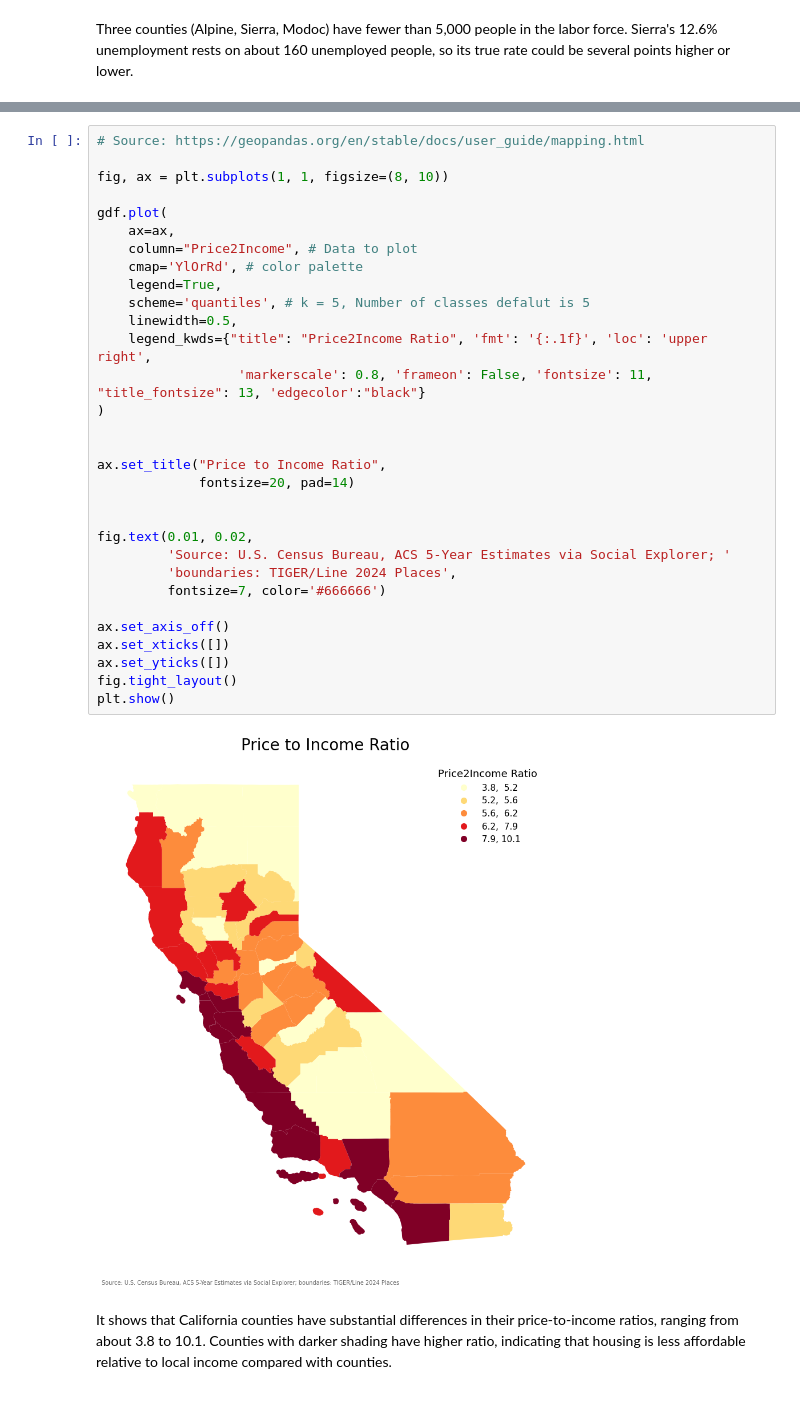
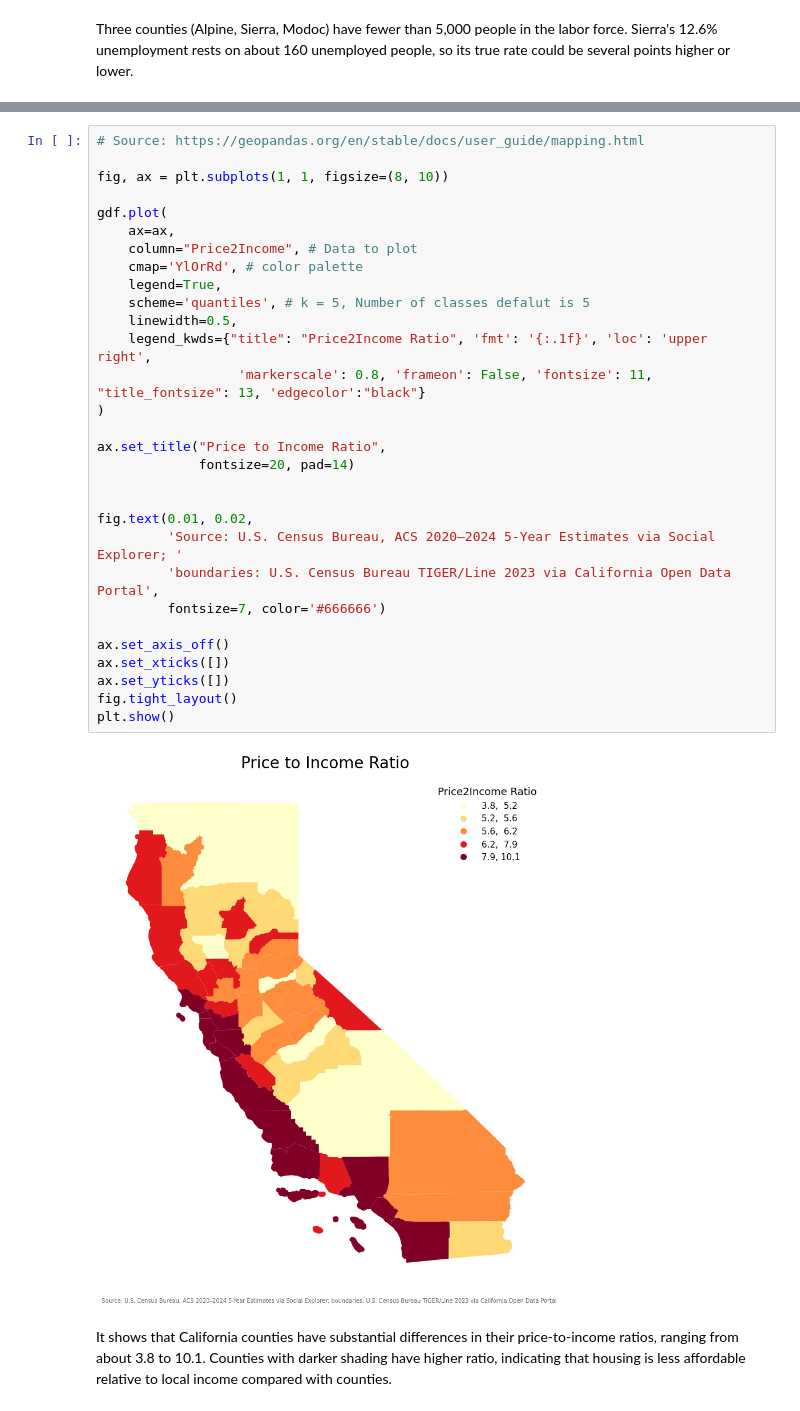
Before and after one commit to HowardChen0211/gisPy, a Jupyter notebook: ProblemSets_map.ipynb, the cells around one changed output, grey strips where cells are left out. Saved outputs shown, nothing was run; the diff lists cells and outputs as text.

```diff
--- a/ProblemSets_map.ipynb
+++ b/ProblemSets_map.ipynb
@@ -609,35 +609,34 @@ Three counties (Alpine, Sierra, Modoc) have fewer than 5,000 people in the labor
 # %%
 # Source: https://geopandas.org/en/stable/docs/user_guide/mapping.html
 
 fig, ax = plt.subplots(1, 1, figsize=(8, 10))
 
 gdf.plot(
     ax=ax,
     column="Price2Income", # Data to plot
     cmap='YlOrRd', # color palette
     legend=True,
     scheme='quantiles', # k = 5, Number of classes defalut is 5
     linewidth=0.5,
     legend_kwds={"title": "Price2Income Ratio", 'fmt': '{:.1f}', 'loc': 'upper right',
                   'markerscale': 0.8, 'frameon': False, 'fontsize': 11, "title_fontsize": 13, 'edgecolor':"black"}
 )
 
-
 ax.set_title("Price to Income Ratio",
              fontsize=20, pad=14)
 
 
 fig.text(0.01, 0.02,
-         'Source: U.S. Census Bureau, ACS 5-Year Estimates via Social Explorer; '
-         'boundaries: TIGER/Line 2024 Places',
+         'Source: U.S. Census Bureau, ACS 2020–2024 5-Year Estimates via Social Explorer; '
+         'boundaries: U.S. Census Bureau TIGER/Line 2023 via California Open Data Portal',
          fontsize=7, color='#666666')
 
 ax.set_axis_off()
 ax.set_xticks([])
 ax.set_yticks([])
 fig.tight_layout()
 plt.show()
 # %% [output]
-[figure, old version]
+[figure, new version]
 # %% [markdown]
 It shows that California counties have substantial differences in their price-to-income ratios, ranging from about 3.8 to 10.1. Counties with darker shading have higher ratio, indicating that housing is less affordable relative to local income compared with counties.
```
Also changed, not shown: parts of 10 cells of this notebook.
